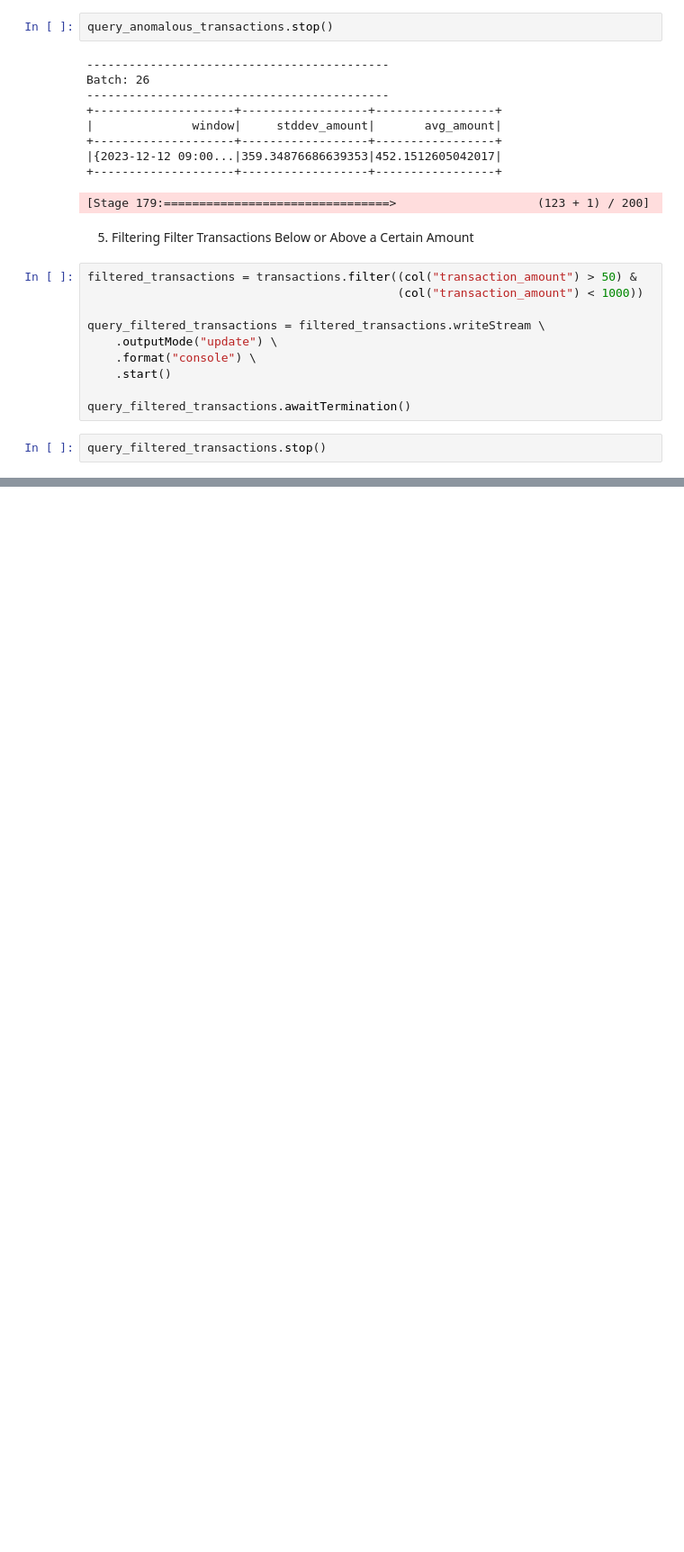
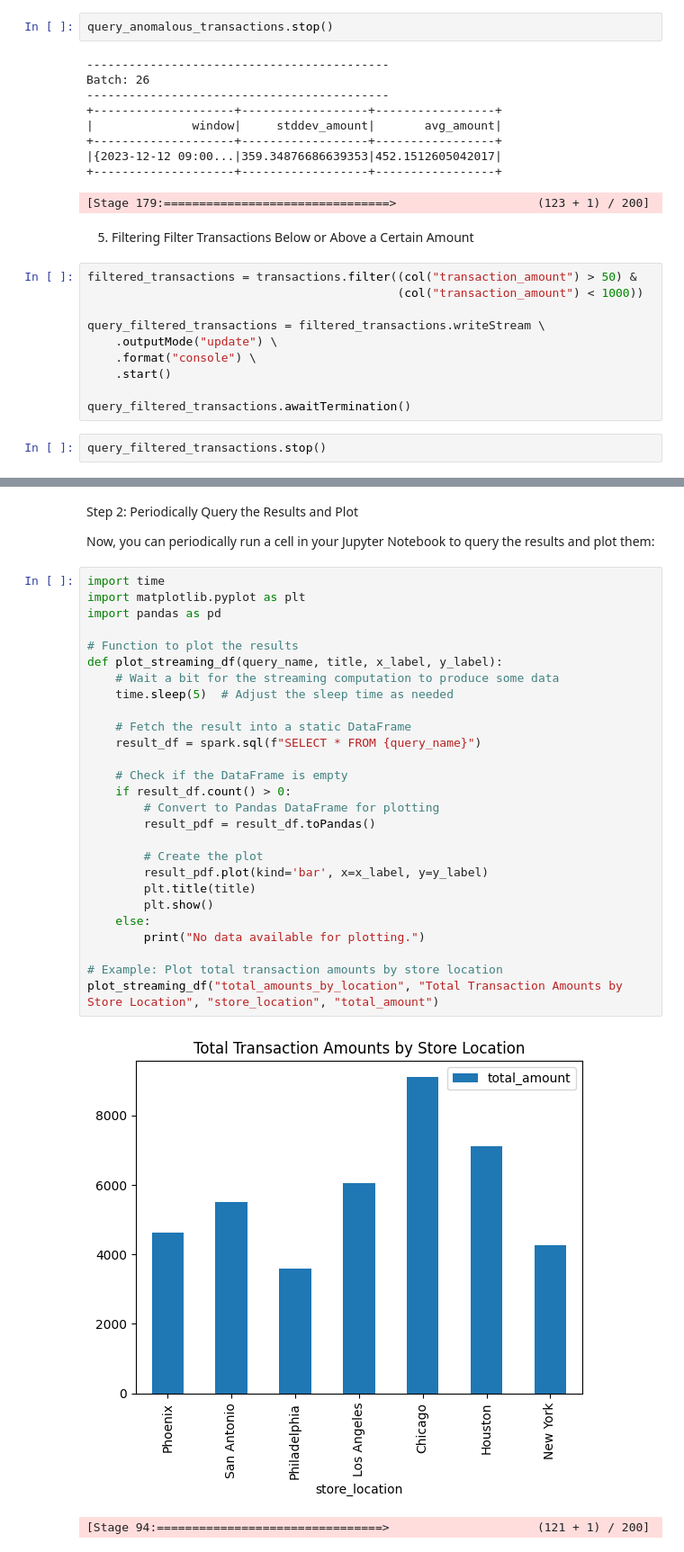
Before and after one commit to Jestfer/stream-processing-template, a Jupyter notebook: retail_examples/notebook_pyspark_retail.ipynb, the cells around one changed output, grey strips where cells are left out. Shown at 90% size. Drawn from its saved outputs; the diff is of its cells as text; blank space fills up the shorter version.

Commit message:
adding plotting on pyspark collections

```diff
--- a/retail_examples/notebook_pyspark_retail.ipynb
+++ b/retail_examples/notebook_pyspark_retail.ipynb
@@ -317,0 +351,34 @@ query_filtered_transactions.stop()
+# %% [markdown]
+Step 2: Periodically Query the Results and Plot
+
+Now, you can periodically run a cell in your Jupyter Notebook to query the results and plot them:
+# %%
+import time
+import matplotlib.pyplot as plt
+import pandas as pd
+
+# Function to plot the results
+def plot_streaming_df(query_name, title, x_label, y_label):
+    # Wait a bit for the streaming computation to produce some data
+    time.sleep(5)  # Adjust the sleep time as needed
+
+    # Fetch the result into a static DataFrame
+    result_df = spark.sql(f"SELECT * FROM {query_name}")
+
+    # Check if the DataFrame is empty
+    if result_df.count() > 0:
+        # Convert to Pandas DataFrame for plotting
+        result_pdf = result_df.toPandas()
+
+        # Create the plot
+        result_pdf.plot(kind='bar', x=x_label, y=y_label)
+        plt.title(title)
+        plt.show()
+    else:
+        print("No data available for plotting.")
+
+# Example: Plot total transaction amounts by store location
+plot_streaming_df("total_amounts_by_location", "Total Transaction Amounts by Store Location", "store_location", "total_amount")
+# %% [output]
+[figure, added]
+[Stage 94:================================>                     (121 + 1) / 200]
```
Also changed, not shown: parts of 14 cells of this notebook.
